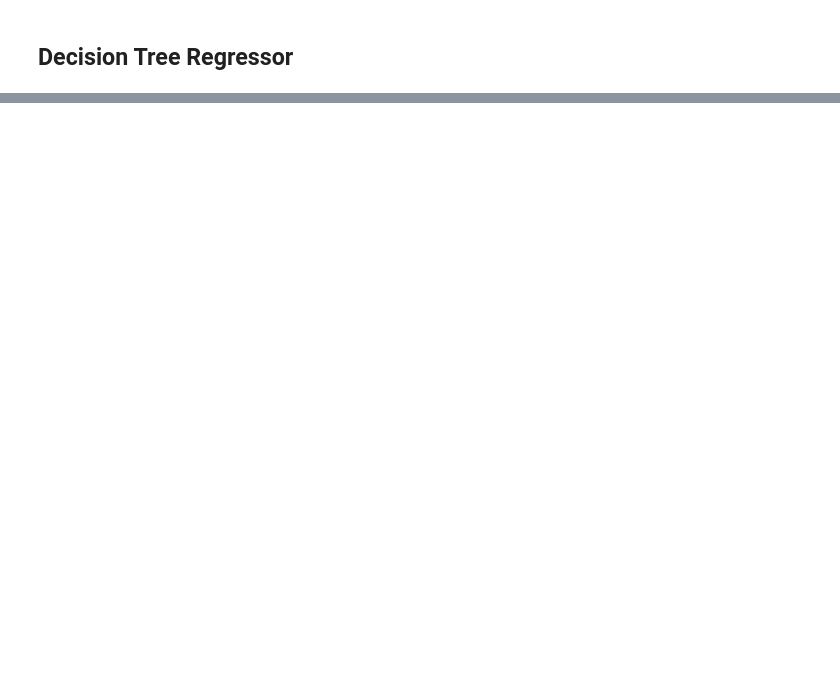
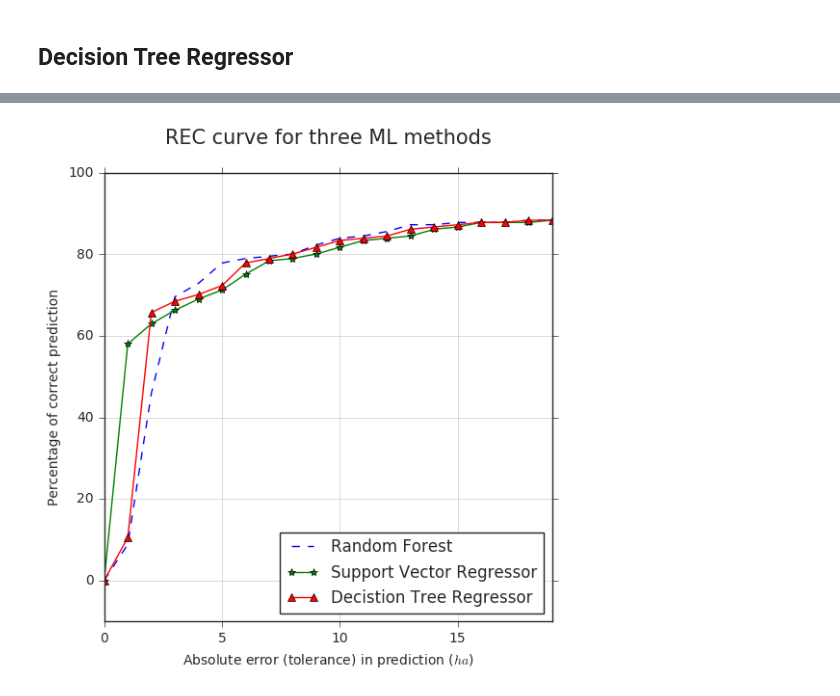
Before and after one commit to Velociraptorvelraptor/Forest-fires-data-set-predictions-using-ML-RF-SVR-DTR, a Jupyter notebook: Forest+fire+grid+search.ipynb, the cells around one changed output, grey strips where cells are left out. Cells and saved outputs as stored; diff of their text form; code cells hidden in the pictures; blank space fills up the shorter version.

```diff
--- a/Forest+fire+grid+search.ipynb
+++ b/Forest+fire+grid+search.ipynb
@@ -207,14 +224,16 @@ for i in range(tolerance_max):
 # %%
-plt.figure(figsize=(5,5))
-plt.title("REC curve for the Random Forest\n",fontsize=15)
+plt.figure(figsize=(6,6))
+plt.title("REC curve for three ML methods\n",fontsize=15)
 plt.xlabel("Absolute error (tolerance) in prediction ($ha$)")
 plt.ylabel("Percentage of correct prediction")
 plt.xticks([i for i in range(0,tolerance_max+1,5)])
 plt.ylim(-10,100)
 plt.yticks([i*20 for i in range(6)])
 plt.grid(True)
-plt.plot(range(tolerance_max),rec_RF)
-plt.plot(range(tolerance_max), rec_SVR)
-plt.plot(range(tolerance_max), rec_DT)
+plt.plot(range(tolerance_max),rec_RF, '--')
+plt.plot(range(tolerance_max), rec_SVR, '-*')
+plt.plot(range(tolerance_max), rec_DT, '-^')
 plt.legend(['Random Forest', 'Support Vector Regressor', 'Decistion Tree Regressor'], fontsize=12, loc='best')
 plt.show()
+# %% [output]
+[figure, added]
```
Also changed, not shown: parts of 11 cells of this notebook.
